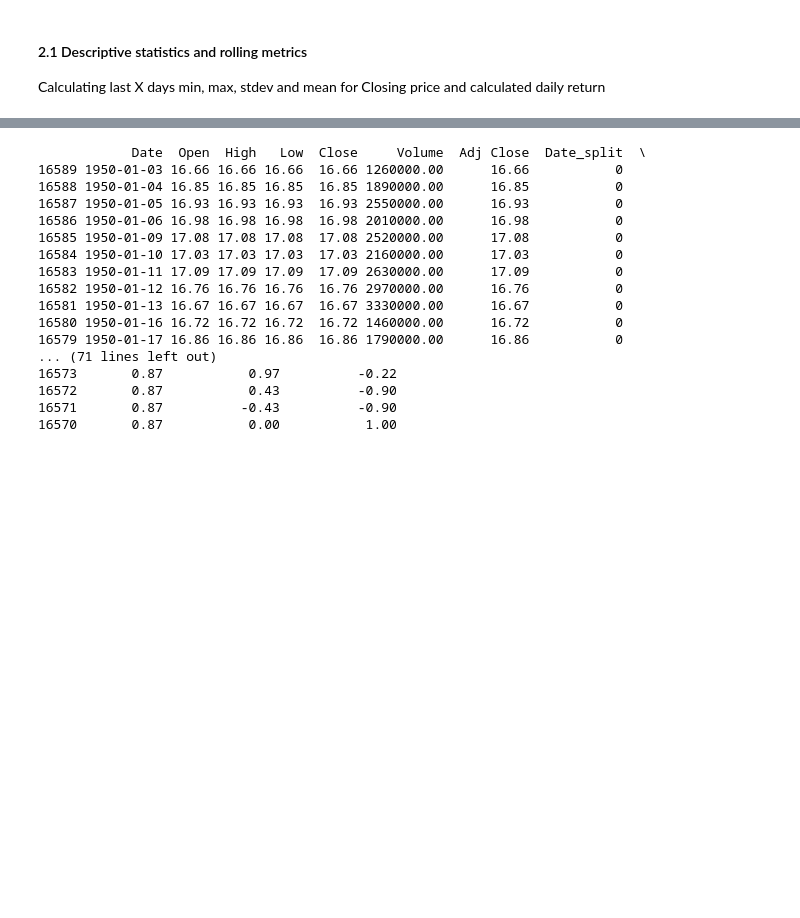
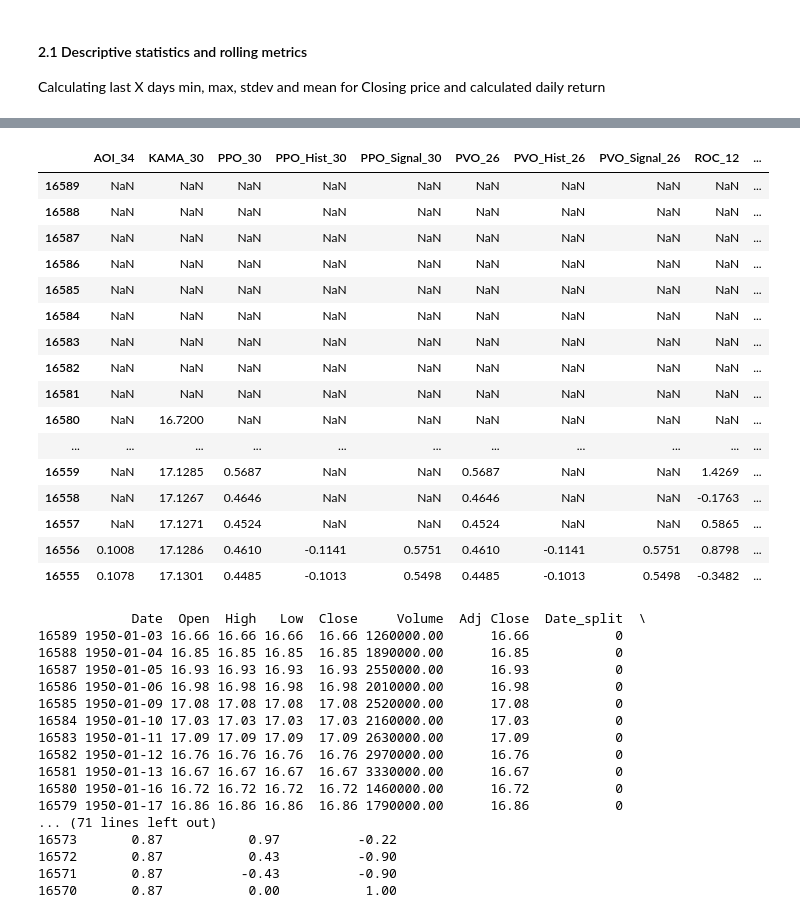
Before and after one commit to TGusciora/python-gp24, a Jupyter notebook: notebooks/001_GP24_tg_EDA_train_model.ipynb, the cells around one changed output, grey strips where cells are left out. Cells and saved outputs as stored; diff of their text form; code cells hidden in the pictures; blank space fills up the shorter version.

Commit message:
2023/07/23
- WiP on Technical Analysis Feature Generation function

```diff
--- a/notebooks/001_GP24_tg_EDA_train_model.ipynb
+++ b/notebooks/001_GP24_tg_EDA_train_model.ipynb
@@ -308,3 +283,65 @@ results.head(15)
 # TRAIN TEST SPLIT
 
 data['Date_split'] = np.where(data["Date"] > datetime(year=2015, month=4, day=1),1,0)
+# %%
+# Technical Analysis Indicators
+# te funkcje zwracaja obiekty, a nie liczby - do sprawdzenia
+data8 = pd.DataFrame()
+
+# Momentum Indicators
+
+# https://www.ifcm.co.uk/ntx-indicators/awesome-oscillator
+data8['AOI_34'] = ta.momentum.awesome_oscillator(high = data['High'], low = data['Low'])  # n = 34
+
+
+
+# https://www.tradingview.com/ideas/kama/
+data8['KAMA_30'] = ta.momentum.kama(data['Close'])
+
+
+# https://school.stockcharts.com/doku.php?id=technical_indicators:price_oscillators_ppo
+data8['PPO_30'] = ta.momentum.ppo(data['Close'])
+data8['PPO_Hist_30'] = ta.momentum.ppo_hist(data['Close'])
+data8['PPO_Signal_30'] = ta.momentum.ppo_signal(data['Close'])
+
+
+# https://school.stockcharts.com/doku.php?id=technical_indicators:percentage_volume_oscillator_pvo
+data8['PVO_26'] = ta.momentum.pvo(data['Close'])
+data8['PVO_Hist_26'] = ta.momentum.pvo_hist(data['Close'])
+data8['PVO_Signal_26'] = ta.momentum.pvo_signal(data['Close'])
+
+
+# https://school.stockcharts.com/doku.php?id=technical_indicators:rate_of_change_roc_and_momentum
+data8['ROC_12'] = ta.momentum.roc(data['Close'])
+
+# https://www.investopedia.com/terms/r/rsi.asp
+data8['RSI_14'] = ta.momentum.rsi(data['Close'], window=14)
+
+
+# https://school.stockcharts.com/doku.php?id=technical_indicators:stochrsi
+data8['SRSI_14'] = ta.momentum.stochrsi(data['Close'])
+data8['SRSId_14'] = ta.momentum.stochrsi_d(data['Close'])
+data8['SRSIk_14'] = ta.momentum.stochrsi_k(data['Close'])
+
+# https://school.stockcharts.com/doku.php?id=technical_indicators:stochastic_oscillator_fast_slow_and_full
+data8['SO_14'] = ta.momentum.stoch(high = data['High'], low = data['Low'], close = data['Close'])
+data8['SO_Signal_14'] = ta.momentum.stoch(high = data['High'], low = data['Low'], close = data['Close'])
+
+# https://school.stockcharts.com/doku.php?id=technical_indicators:true_strength_index
+data8['TSII_14'] = ta.momentum.tsi(close = data['Close'])
+
+# https://school.stockcharts.com/doku.php?id=technical_indicators:ultimate_oscillator
+data8['UO_28'] = ta.momentum.ultimate_oscillator(high = data['High'], low = data['Low'], close = data['Close'])
+
+# https://school.stockcharts.com/doku.php?id=technical_indicators:williams_r
+data8['WI_14'] = ta.momentum.williams_r(high = data['High'], low = data['Low'], close = data['Close'])
+
+
+# Volume Indicators
+
+# ta.volume.AccDistIndexIndicator(
+
+
+data8.info()
+display_html(data8, 35)
+# %% [output]
@@ -311,3 +365,20 @@ data['Date_split'] = np.where(data["Date"] > datetime(year=2015, month=4, day=1)
+|  | AOI_34 | KAMA_30 | PPO_30 | PPO_Hist_30 | PPO_Signal_30 | PVO_26 | PVO_Hist_26 | PVO_Signal_26 | ROC_12 | ... |
+| 16589 | NaN | NaN | NaN | NaN | NaN | NaN | NaN | NaN | NaN | ... |
+| 16588 | NaN | NaN | NaN | NaN | NaN | NaN | NaN | NaN | NaN | ... |
+| 16587 | NaN | NaN | NaN | NaN | NaN | NaN | NaN | NaN | NaN | ... |
+| 16586 | NaN | NaN | NaN | NaN | NaN | NaN | NaN | NaN | NaN | ... |
+| 16585 | NaN | NaN | NaN | NaN | NaN | NaN | NaN | NaN | NaN | ... |
+| 16584 | NaN | NaN | NaN | NaN | NaN | NaN | NaN | NaN | NaN | ... |
+| 16583 | NaN | NaN | NaN | NaN | NaN | NaN | NaN | NaN | NaN | ... |
+| 16582 | NaN | NaN | NaN | NaN | NaN | NaN | NaN | NaN | NaN | ... |
+| 16581 | NaN | NaN | NaN | NaN | NaN | NaN | NaN | NaN | NaN | ... |
+| 16580 | NaN | 16.7200 | NaN | NaN | NaN | NaN | NaN | NaN | NaN | ... |
+| ... | ... | ... | ... | ... | ... | ... | ... | ... | ... | ... |
+| 16559 | NaN | 17.1285 | 0.5687 | NaN | NaN | 0.5687 | NaN | NaN | 1.4269 | ... |
+| 16558 | NaN | 17.1267 | 0.4646 | NaN | NaN | 0.4646 | NaN | NaN | -0.1763 | ... |
+| 16557 | NaN | 17.1271 | 0.4524 | NaN | NaN | 0.4524 | NaN | NaN | 0.5865 | ... |
+| 16556 | 0.1008 | 17.1286 | 0.4610 | -0.1141 | 0.5751 | 0.4610 | -0.1141 | 0.5751 | 0.8798 | ... |
+| 16555 | 0.1078 | 17.1301 | 0.4485 | -0.1013 | 0.5498 | 0.4485 | -0.1013 | 0.5498 | -0.3482 | ... |
 # %%
 
 # Create technical indicators
```
Also changed, not shown: parts of 7 cells of this notebook.
